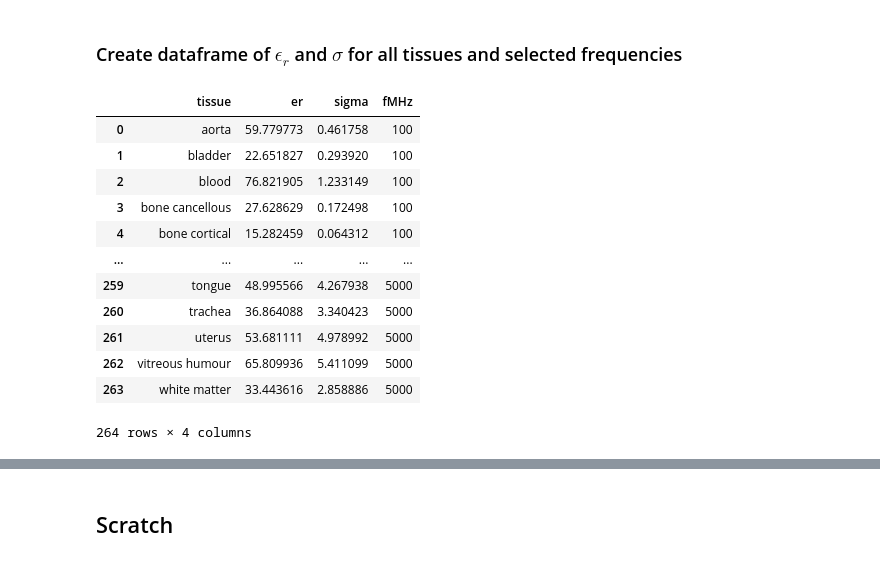
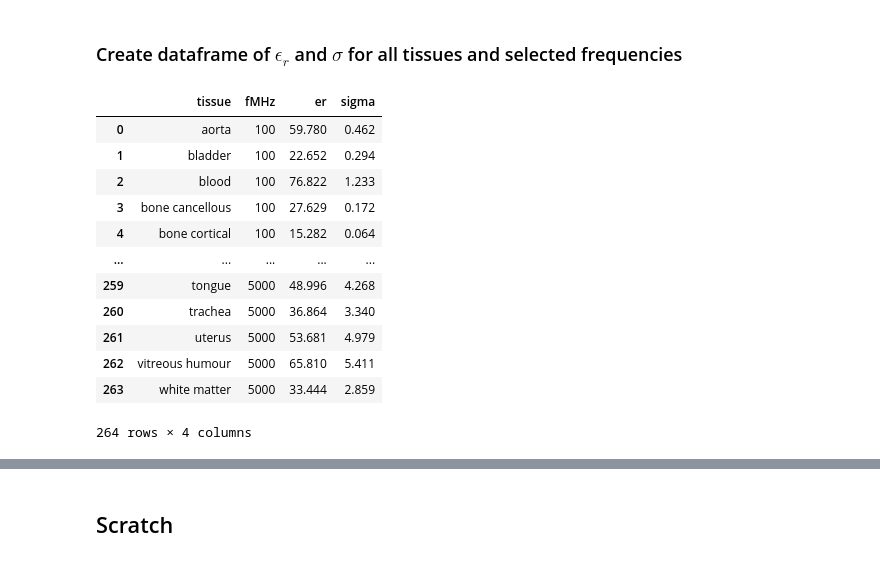
Before and after one commit to dreme/spatial-averaging-wg, a Jupyter notebook: notebooks/tissue dielectrics.ipynb, the cells around one changed output, grey strips where cells are left out. Saved outputs shown, nothing was run; the diff lists cells and outputs as text; code cells hidden in the pictures.

```diff
--- a/notebooks/tissue dielectrics.ipynb
+++ b/notebooks/tissue dielectrics.ipynb
@@ -59,5 +60,5 @@ def tissue_dielectric(p, fMHz, factor=1):
 # %%
-gtdp = pd.read_excel("Gabriel tissue dielectric parameters.xlsx",index_col=0).T
+gtdp = pd.read_excel("Gabriel tissue dielectric parameters.xlsx",index_col=0).T.astype(float)
 gtdp
 # %% [output]
 | TISSUE | einf | sigma | e1 | tau1 | alpha1 | e2 | tau2 | alpha2 | e3 | tau3 | alpha3 | ... |
@@ -167,0 +110,3 @@ tt
+# %%
+gtdp_taro = gtdp.merge(taro,left_index=True,right_index=True,how='inner')
+gtdp_taro
@@ -167,0 +168,15 @@ tt
+# %%
+# Calculate total mass-weighted tissue dielectric values
+dielmw = diel.pivot_table(values=['erp','sigmap'],index=['fMHz'],aggfunc=sum).round(3)
+dielmw.to_clipboard()
+
+# Calculate dielectric values for 2/3 muscle
+tt = []
+for fMHz in freqs:
+    er, sigma = tissue_dielectric(p=gtdp.loc['muscle'], fMHz=fMHz, factor=2/3)
+    tt.append([fMHz,er,sigma])
+
+muscle23 = pd.DataFrame(tt, columns=['fMHz','er 2/3 muscle','sigma 2/3 muscle']).round(3)
+muscle23.set_index('fMHz',inplace=True)
+
+dielmw.merge(muscle23,left_index=True,right_index=True)
@@ -170,30 +204,40 @@ tt
 # %% [markdown]
 ### Create dataframe of $\epsilon_r$ and $\sigma$ for all tissues and selected frequencies
 # %%
-freqs = [100,200,400,1000,2000,5000]
+freqs2 = [100,200,400,1000,2000,5000]
 
-df = pd.DataFrame(columns=['er','sigma','fMHz'])
-for fMHz in freqs:
-    td = gtdp.agg(tissue_dielectric, axis=1, fMHz=fMHz)
-    td.columns = ['er','sigma']
-    td['fMHz'] = fMHz
-    df = pd.concat([df,td])
+tt = []
+for fMHz in freqs2:
+    for row in gtdp.itertuples():
+        er, sigma = tissue_dielectric(row, fMHz=fMHz)
+        tt.append([row.Index,fMHz,er,sigma])
 
-df = df.rename_axis('tissue').reset_index()
+df = pd.DataFrame(tt, columns=['tissue','fMHz','er','sigma']).round(3)
+
+
+
+# df = pd.DataFrame(columns=['er','sigma','fMHz'])
+# for fMHz in freqs:
+#     td = gtdp.apply(tissue_dielectric, axis=1, fMHz=fMHz)
+#     td.columns = ['er','sigma']
+#     td['fMHz'] = fMHz
+#     df = pd.concat([df,td])
+
+# df = df.rename_axis('tissue').reset_index()
 df
 # %% [output]
-|  | tissue | er | sigma | fMHz |
-| 0 | aorta | 59.779773 | 0.461758 | 100 |
-| 1 | bladder | 22.651827 | 0.293920 | 100 |
-| 2 | blood | 76.821905 | 1.233149 | 100 |
-| 3 | bone cancellous | 27.628629 | 0.172498 | 100 |
-| 4 | bone cortical | 15.282459 | 0.064312 | 100 |
+|  | tissue | fMHz | er | sigma |
+| 0 | aorta | 100 | 59.780 | 0.462 |
+| 1 | bladder | 100 | 22.652 | 0.294 |
+| 2 | blood | 100 | 76.822 | 1.233 |
+| 3 | bone cancellous | 100 | 27.629 | 0.172 |
+| 4 | bone cortical | 100 | 15.282 | 0.064 |
 | ... | ... | ... | ... | ... |
-| 259 | tongue | 48.995566 | 4.267938 | 5000 |
-| 260 | trachea | 36.864088 | 3.340423 | 5000 |
-| 261 | uterus | 53.681111 | 4.978992 | 5000 |
-| 262 | vitreous humour | 65.809936 | 5.411099 | 5000 |
-| 263 | white matter | 33.443616 | 2.858886 | 5000 |
+| 259 | tongue | 5000 | 48.996 | 4.268 |
+| 260 | trachea | 5000 | 36.864 | 3.340 |
+| 261 | uterus | 5000 | 53.681 | 4.979 |
+| 262 | vitreous humour | 5000 | 65.810 | 5.411 |
+| 263 | white matter | 5000 | 33.444 | 2.859 |
 264 rows × 4 columns
 # %%
 with sn.axes_style("darkgrid"):
```
Also changed, not shown: parts of 15 cells of this notebook, 9 other files.
